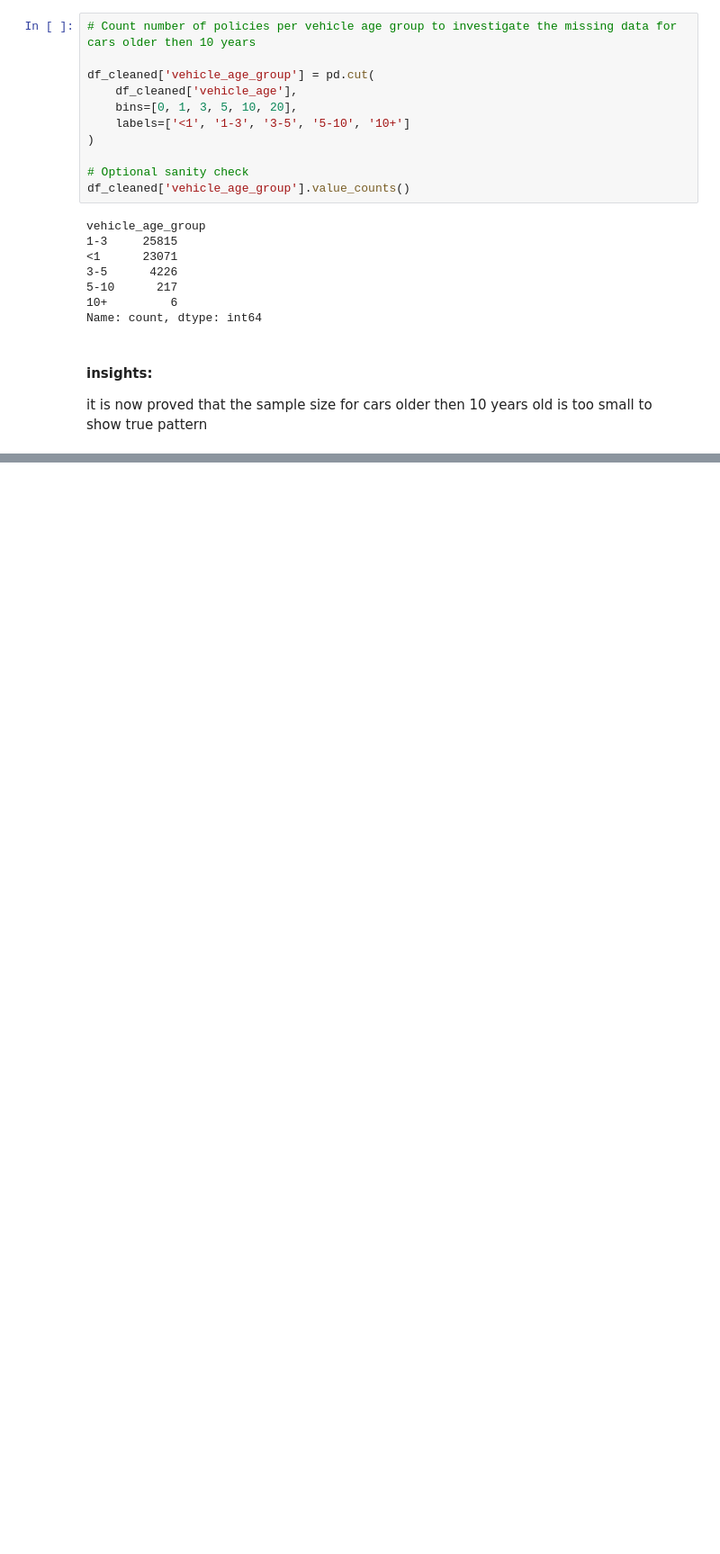
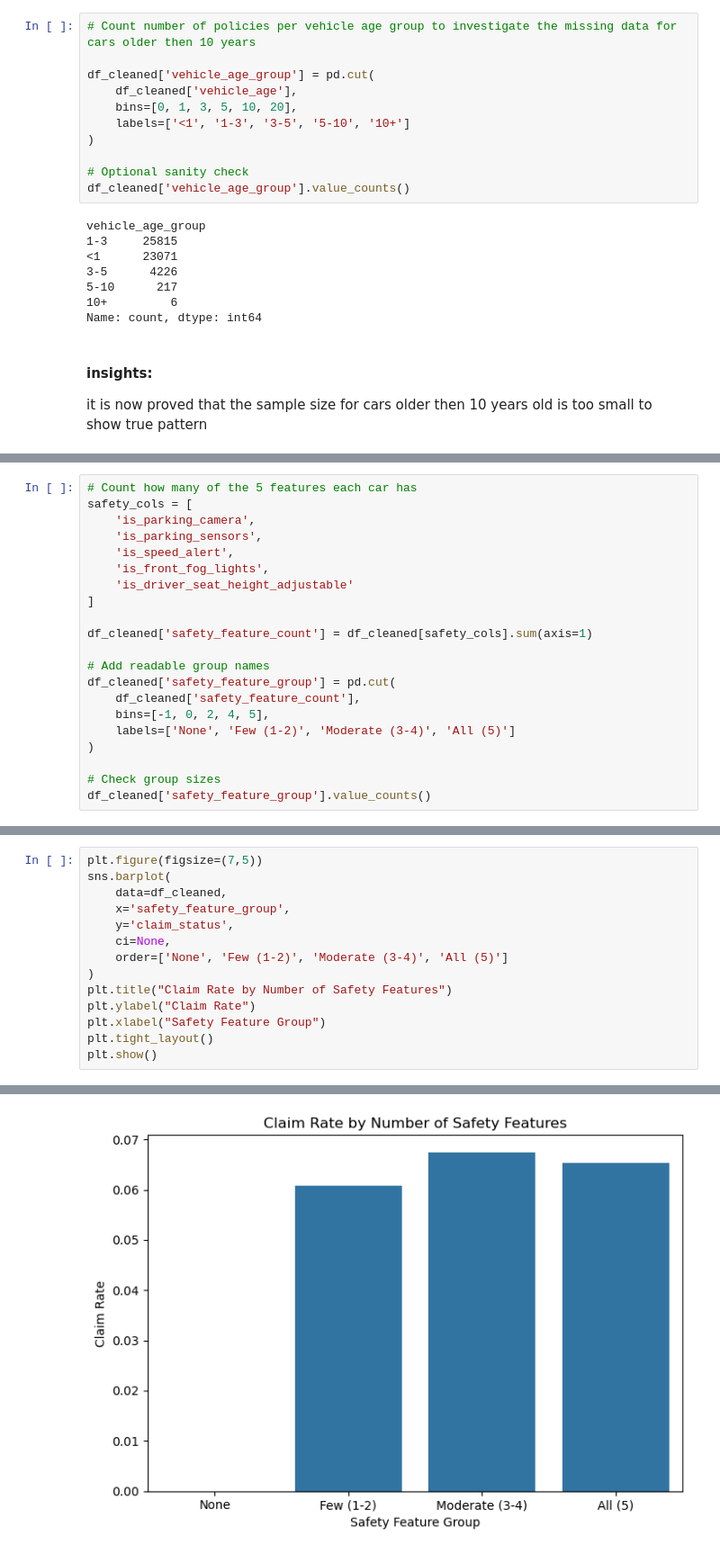
Before and after one commit to tlilimaryem7-cloud/project-2-eda-sql, a Jupyter notebook: EDA_insurance_claim.ipynb, the cells around one changed output, grey strips where cells are left out. Shown at 90% size. Drawn from its saved outputs; the diff is of its cells as text; blank space fills up the shorter version.

```diff
--- a/EDA_insurance_claim.ipynb
+++ b/EDA_insurance_claim.ipynb
@@ -354,0 +455,21 @@ Utility    6.04     NaN     NaN
+# %%
+# Count how many of the 5 features each car has
+safety_cols = [
+    'is_parking_camera',
+    'is_parking_sensors',
+    'is_speed_alert',
+    'is_front_fog_lights',
+    'is_driver_seat_height_adjustable'
+]
+
+df_cleaned['safety_feature_count'] = df_cleaned[safety_cols].sum(axis=1)
+
+# Add readable group names
+df_cleaned['safety_feature_group'] = pd.cut(
+    df_cleaned['safety_feature_count'],
+    bins=[-1, 0, 2, 4, 5],
+    labels=['None', 'Few (1-2)', 'Moderate (3-4)', 'All (5)']
+)
+
+# Check group sizes
+df_cleaned['safety_feature_group'].value_counts()
@@ -354,0 +483,15 @@ Utility    6.04     NaN     NaN
+# %%
+plt.figure(figsize=(7,5))
+sns.barplot(
+    data=df_cleaned,
+    x='safety_feature_group',
+    y='claim_status',
+    ci=None,
+    order=['None', 'Few (1-2)', 'Moderate (3-4)', 'All (5)']
+)
+plt.title("Claim Rate by Number of Safety Features")
+plt.ylabel("Claim Rate")
+plt.xlabel("Safety Feature Group")
+plt.tight_layout()
+plt.show()
+# %% [output]
@@ -354,0 +501 @@ Utility    6.04     NaN     NaN
+[figure, added]
```
Also changed, not shown: parts of 27 cells of this notebook.
